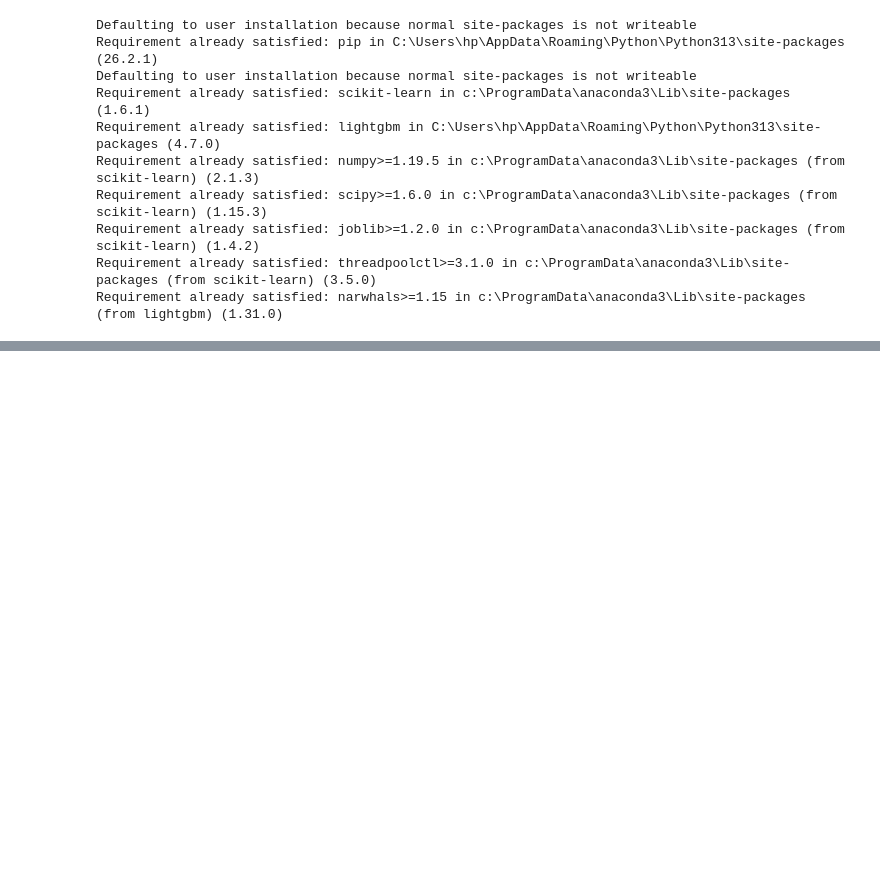
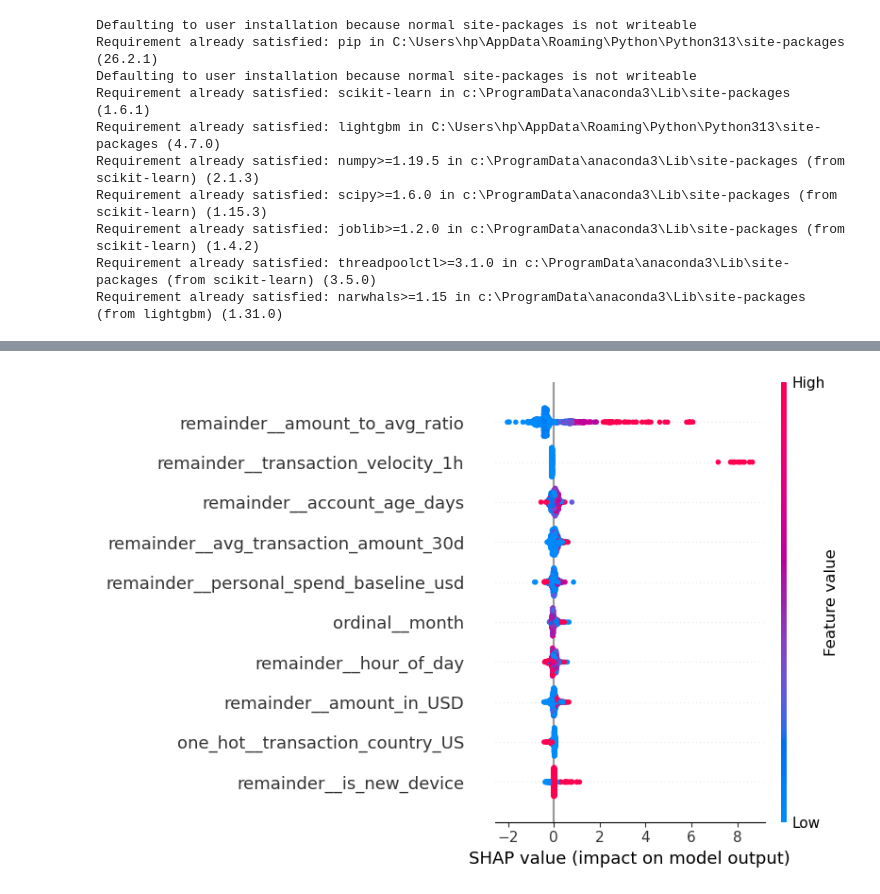
Before and after one commit to Tanwi-Cheche/finlora_finance, a Jupyter notebook: notebook/modeling.ipynb, the cells around one changed output, grey strips where cells are left out. Cells and saved outputs as stored; diff of their text form; code cells hidden in the pictures; blank space fills up the shorter version.

```diff
--- a/notebook/modeling.ipynb
+++ b/notebook/modeling.ipynb
@@ -599,0 +673,20 @@ Target Recall: 90%
+# %%
+import shap
+
+# 1. Initialize the SHAP TreeExplainer on your trained LightGBM model
+explainer = shap.TreeExplainer(model_lgbm)
+
+# 2. Calculate SHAP values for the test partition
+X_sample = X_test_scaled[:1000]
+shap_values = explainer(X_sample)
+
+# 3. Create the SHAP summary plot mapped with clean feature names
+# FIX: Remove the "[:, :, 1]" slice. Pass shap_values directly.
+shap.summary_plot(
+    shap_values,
+    features=X_sample,
+    feature_names=encoder_transformer.get_feature_names_out(),
+    max_display=10
+)
+# %% [output]
+[figure, added]
```
Also changed, not shown: parts of 16 cells of this notebook.
